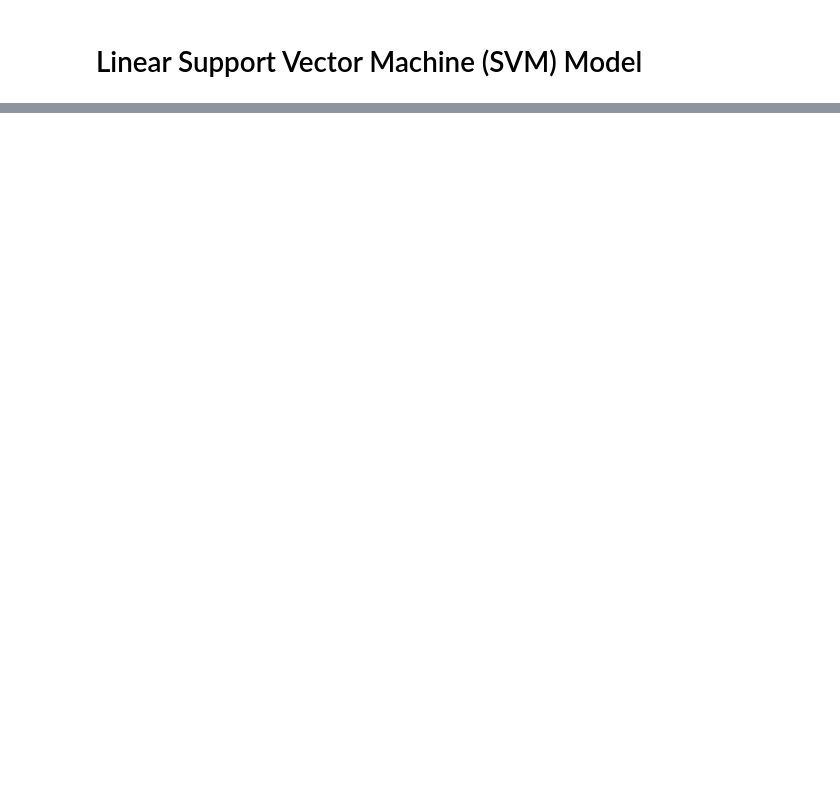
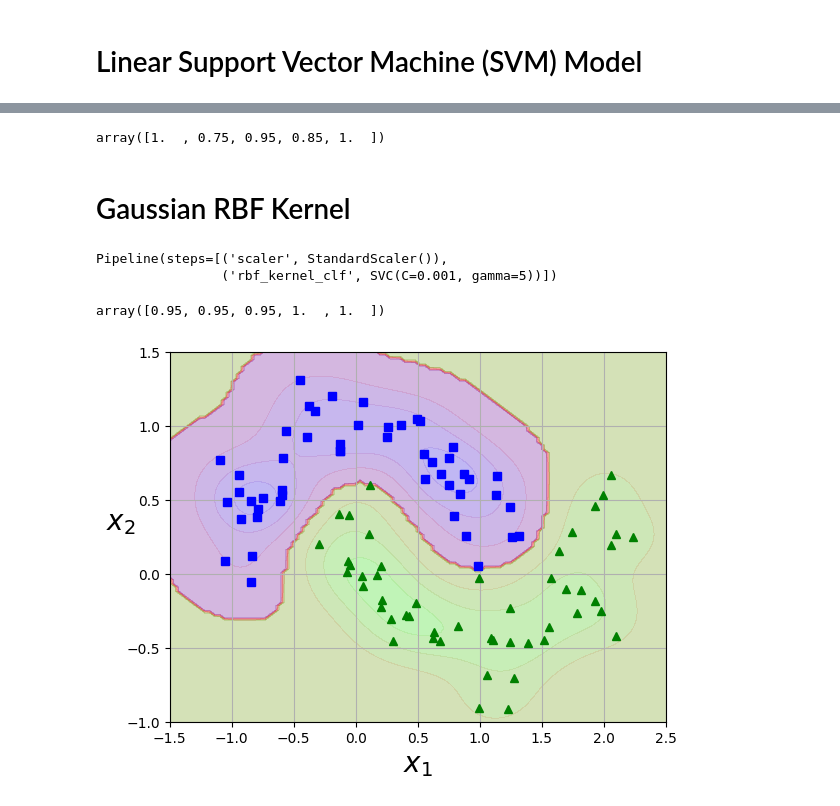
Before and after one commit to alinemitri/hands-on-ML-book, a Jupyter notebook: 05_project.ipynb, the cells around one changed output, grey strips where cells are left out. Saved outputs shown, nothing was run; the diff lists cells and outputs as text; code cells hidden in the pictures; blank space fills up the shorter version.

```diff
--- a/05_project.ipynb
+++ b/05_project.ipynb
@@ -133,0 +178,6 @@ plt.show()
+# %%
+cross_val_score(poly_kernel_clf2, X, y, cv=5, scoring='accuracy', n_jobs=-1)
+# %% [output]
+array([1.  , 0.75, 0.95, 0.85, 1.  ])
+# %% [markdown]
+# Gaussian RBF Kernel
@@ -133,0 +189,22 @@ plt.show()
+# %%
+X, y = make_moons(n_samples=100, noise=0.15)
+# %%
+rbf_kernel_clf = Pipeline([
+    ("scaler", StandardScaler()),
+    ("rbf_kernel_clf", SVC(kernel="rbf", gamma=5, C=0.001))
+])
+# %%
+rbf_kernel_clf.fit(X,y)
+# %% [output]
+Pipeline(steps=[('scaler', StandardScaler()),
+                ('rbf_kernel_clf', SVC(C=0.001, gamma=5))])
+# %%
+cross_val_score(rbf_kernel_clf, X, y, cv=5, scoring='accuracy', n_jobs=-1)
+# %% [output]
+array([0.95, 0.95, 0.95, 1.  , 1.  ])
+# %%
+plot_predictions(rbf_kernel_clf, [-1.5, 2.5, -1, 1.5])
+plot_dataset(X, y, [-1.5, 2.5, -1, 1.5])
+plt.show()
+# %% [output]
+[figure, added]
```
Also changed, not shown: parts of 26 cells of this notebook.
